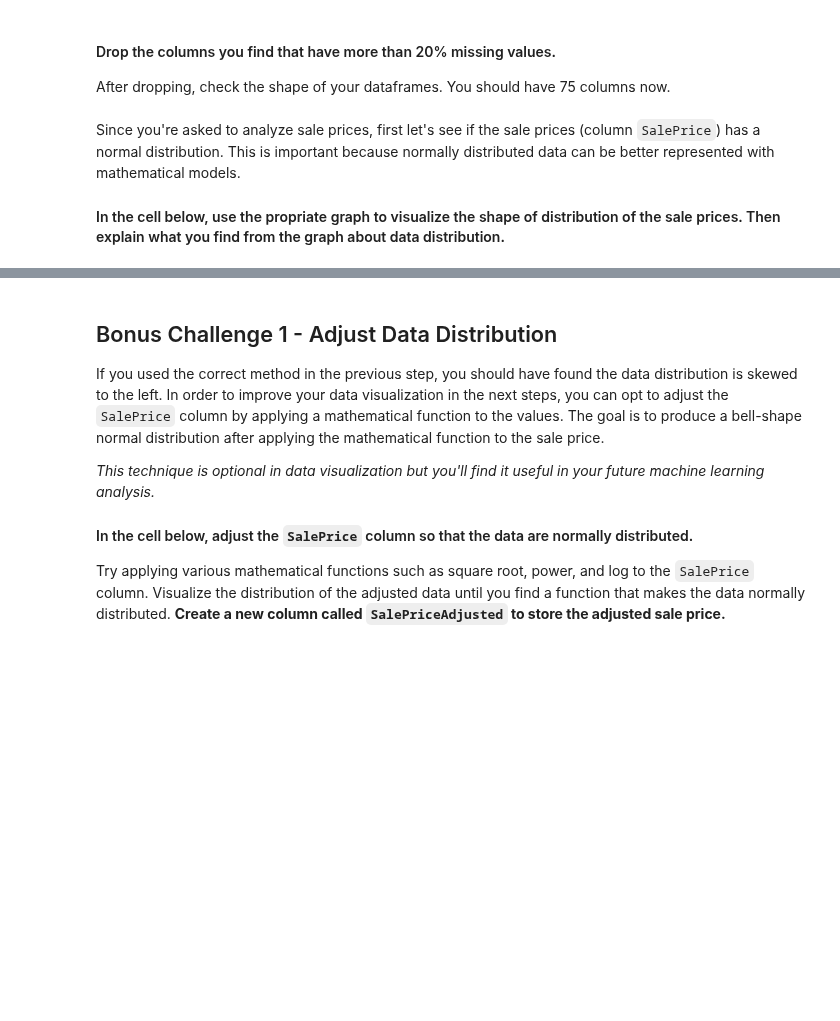
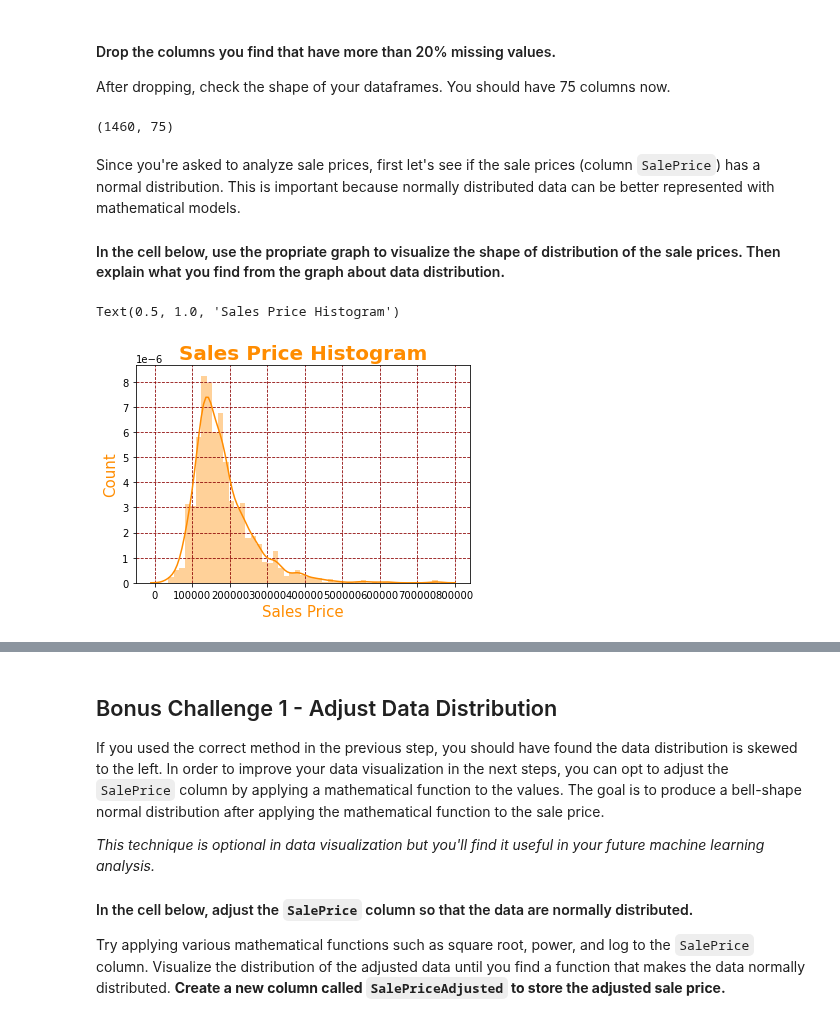
Before and after one commit to paoloironhack/data_analytics062020, a Jupyter notebook: labs/module_2/27-Storytelling-Data-Viz/your-code/main.ipynb, the cells around one changed output, grey strips where cells are left out. Saved outputs shown, nothing was run; the diff lists cells and outputs as text; code cells hidden in the pictures; blank space fills up the shorter version.

```diff
--- a/labs/module_2/27-Storytelling-Data-Viz/your-code/main.ipynb
+++ b/labs/module_2/27-Storytelling-Data-Viz/your-code/main.ipynb
@@ -18,8 +18,10 @@ import numpy as np
 import pandas as pd
 import matplotlib.pyplot as plt
 import seaborn as sns
+%matplotlib inline
 
-df = pd.read_csv('')
+df = pd.read_csv('../data/housing_prices.csv')
+df_backup=df.copy()
 # %% [markdown]
 #### As a routine before analyzing a dataset, print the first few rows of the dataset
 # %%
@@ -30,3 +38,5 @@ You find the dataset has 81 columns which are a lot.
 #### Since the column `Id` is meaningless in our data visualization work, let's drop it
 # %%
 # your code here
+df = df.drop("Id",axis=1)
+df.head(3)
@@ -42,0 +57,7 @@ Make a table containing the column name and the percentage of missing values. Pr
+# %%
+# your code here
+missing_perc = pd.DataFrame(columns=["column_name","missing_percentage"])
+missing_perc["missing_percentage"] = ((df.isnull().sum()/len(df))*100)
+missing_perc["column_name"] = missing_perc.index
+missing_perc.sort_values(by="missing_percentage",ascending=False,inplace=True)
+missing_perc.head(6)
@@ -49,3 +76,13 @@ After dropping, check the shape of your dataframes. You should have 75 columns n
+# %%
+# your code here
+'''
+I converted conditional output to list and then dropped those columns directly from df.
+'''
+df.drop(list(missing_perc[missing_perc["missing_percentage"] > 20].loc[:,"column_name"]),
+        axis=1,inplace=True)
+df.shape
+# %% [output]
+(1460, 75)
 # %% [markdown]
 Since you're asked to analyze sale prices, first let's see if the sale prices (column `SalePrice`) has a normal distribution. This is important because normally distributed data can be better represented with mathematical models.
 
@@ -56,0 +90,14 @@ Since you're asked to analyze sale prices, first let's see if the sale prices (c
+# %%
+# your code here
+'''
+by using seaborn distribution plot;
+'''
+from scipy.stats import norm
+sns.distplot(df["SalePrice"],color="darkorange")
+plt.grid(True,color="darkred",linestyle="--")
+plt.xlabel("Sales Price",size=15,color="darkorange")
+plt.ylabel("Count",size=15,color="darkorange")
+plt.title("Sales Price Histogram",size=20,fontweight="bold",color="darkorange")
+# %% [output]
+Text(0.5, 1.0, 'Sales Price Histogram')
+[figure, added]
```
Also changed, not shown: parts of 23 cells of this notebook.
